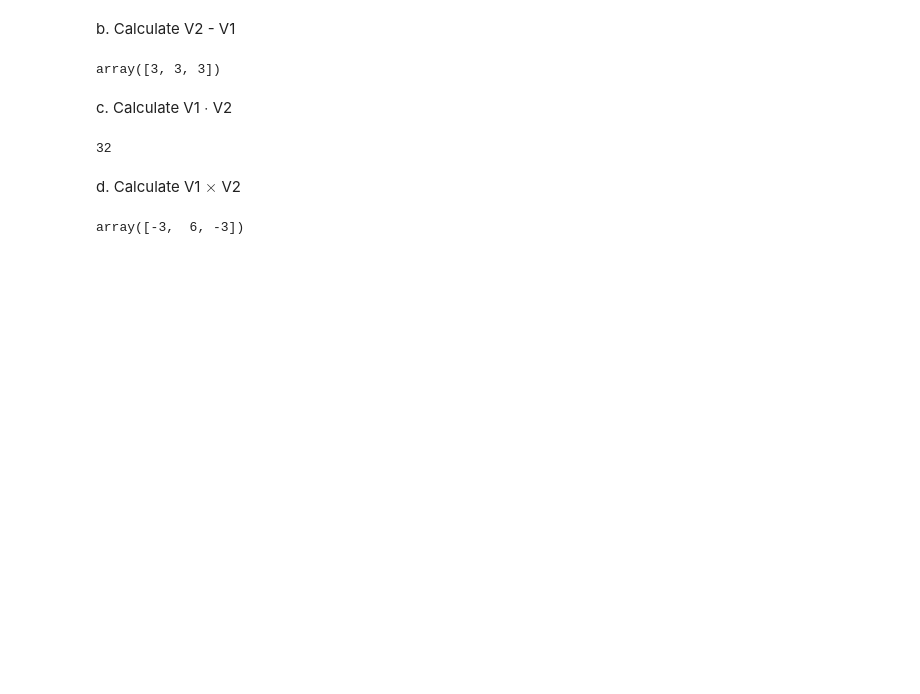
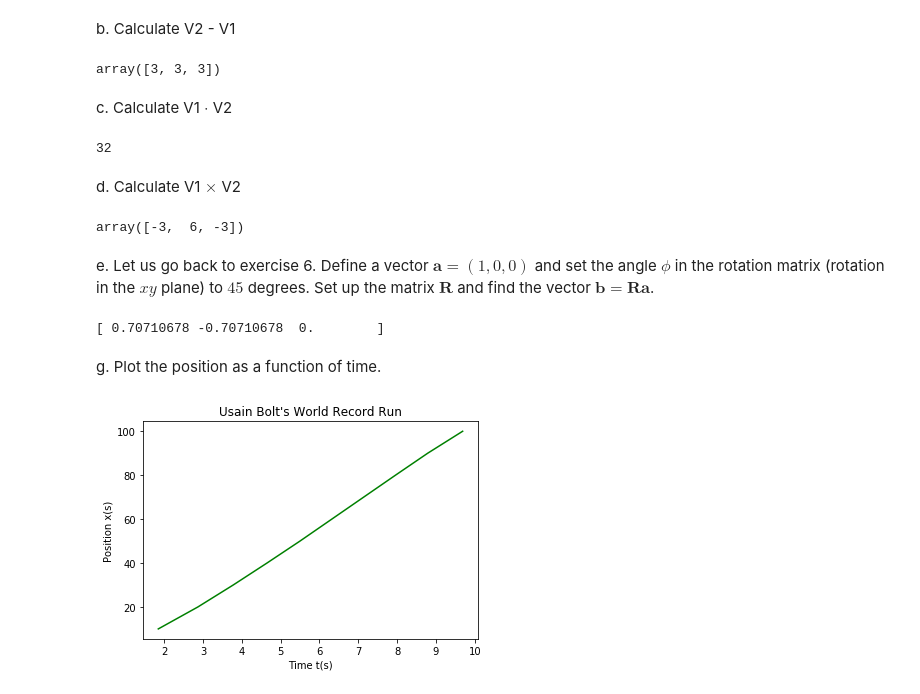
Before and after one commit to dravinflores/PHY321-Homework, a Jupyter notebook: Homework-1.ipynb, the cells around one changed output. Saved outputs shown, nothing was run; the diff lists cells and outputs as text; code cells hidden in the pictures; blank space fills up the shorter version.

```diff
--- a/Homework-1.ipynb
+++ b/Homework-1.ipynb
@@ -343,3 +345,33 @@ d. Calculate V1 $\times$ V2
 np.cross(V1, V2)
 # %% [output]
 array([-3,  6, -3])
+# %% [markdown]
+e. Let us go back to exercise 6. Define a vector $\boldsymbol{a}=(1,0,0)$ and set the angle $\phi$ in the rotation matrix (rotation in the $xy$ plane) to $45$ degrees. Set up the matrix $\boldsymbol{R}$ and find the vector $\boldsymbol{b}=\boldsymbol{R}\boldsymbol{a}$.
+# %%
+# Create a vector for a = (1, 0, 0)
+a = np.array([1, 0, 0], dtype=float)
+
+# Create a 3x3 matrix which describes our rotation. We're using np.sqrt() as it's faster.
+R = np.array([
+    [np.sqrt(2)/2, (np.sqrt(2)/2), 0],
+    [-(np.sqrt(2)/2), (np.sqrt(2)/2), 0],
+    [0, 0, 1]
+], dtype=float)
+
+# The vector b is the matrix product of R and the vector a transposed.
+b = R @ a.T
+print(b)
+# %% [output]
+[ 0.70710678 -0.70710678  0.        ]
+# %% [markdown]
+g. Plot the position as a function of time.
+# %%
+x = np.array([10.0, 20.0, 30.0, 40.0, 50.0, 60.0, 70.0, 80.0, 90.0, 100.0])
+t = np.array([1.85, 2.87, 3.78, 4.65, 5.50, 6.32, 7.14, 7.96, 8.79, 9.69])
+plt.plot(t, x, color='green')
+plt.xlabel("Time t(s)")
+plt.ylabel("Position x(s)")
+plt.title("Usain Bolt's World Record Run")
+plt.show()
+# %% [output]
+[figure, added]
```
Also changed, not shown: parts of 4 cells of this notebook.
